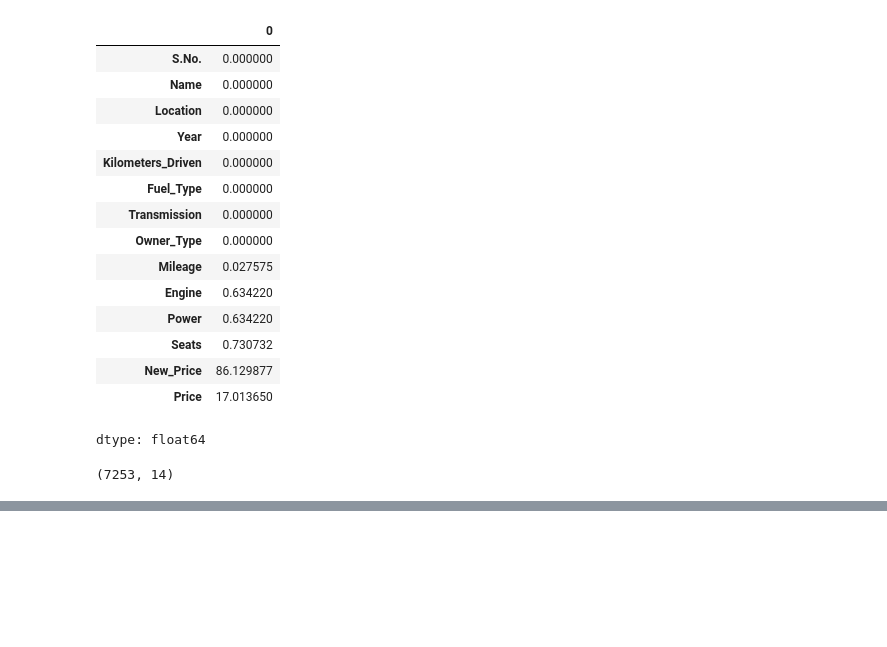
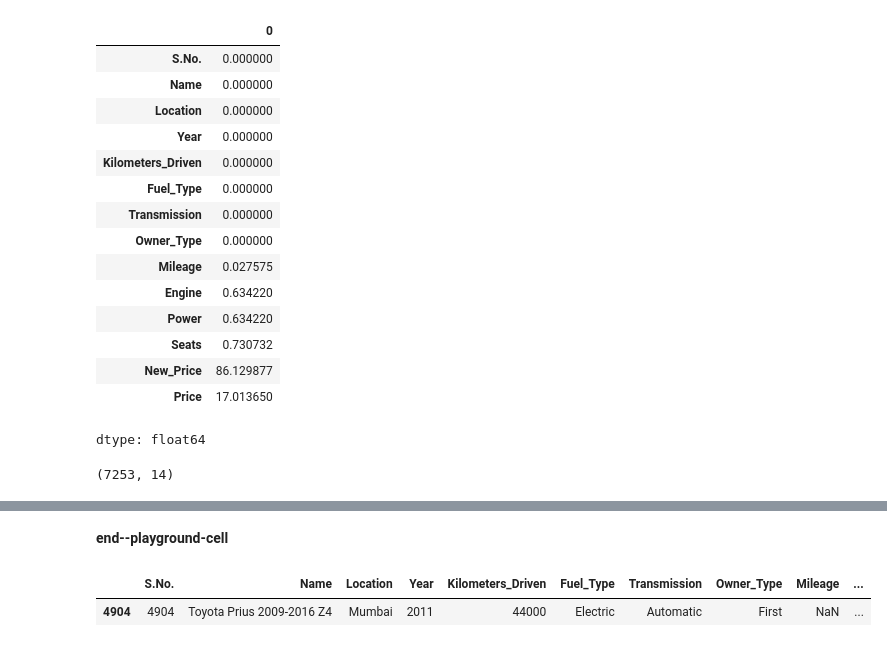
Before and after one commit to safakan/CCTB_repo_safak_atakan_celik, a Jupyter notebook: DEA113/Assignment4/Assignment4_EDA_Kaggle.ipynb, the cells around one changed output, grey strips where cells are left out. Drawn from its saved outputs; the diff is of its cells as text; code cells hidden in the pictures; blank space fills up the shorter version.

```diff
--- a/DEA113/Assignment4/Assignment4_EDA_Kaggle.ipynb
+++ b/DEA113/Assignment4/Assignment4_EDA_Kaggle.ipynb
@@ -110,0 +119,8 @@ cleaning strategy:
+# %% [markdown]
+**end--playground-cell**
+# %%
+data[data["Name"] == "Mahindra E Verito D4"]
+data[data["Name"] == "Toyota Prius 2009-2016 Z4"]
+# %% [output]
+|  | S.No. | Name | Location | Year | Kilometers_Driven | Fuel_Type | Transmission | Owner_Type | Mileage | ... |
+| 4904 | 4904 | Toyota Prius 2009-2016 Z4 | Mumbai | 2011 | 44000 | Electric | Automatic | First | NaN | ... |
```
Also changed, not shown: parts of 13 cells of this notebook.
